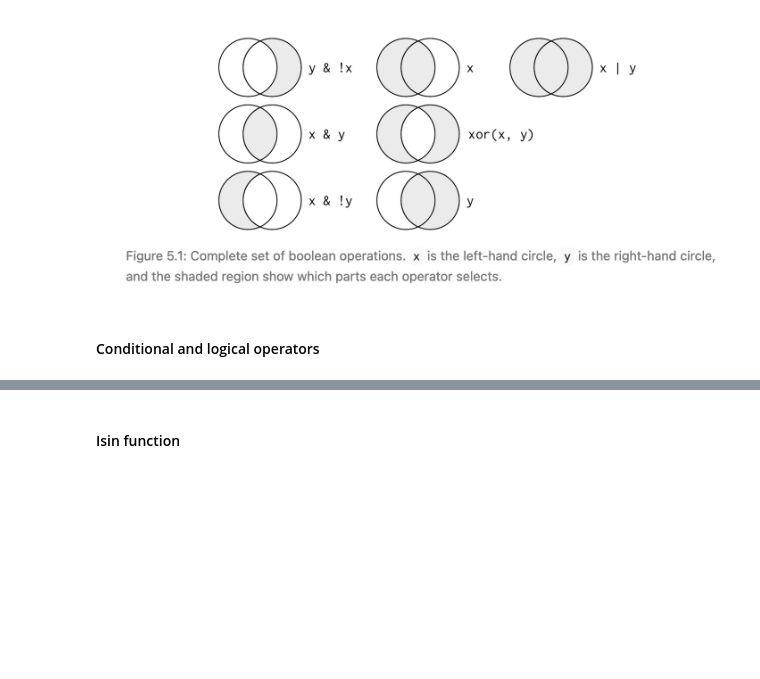
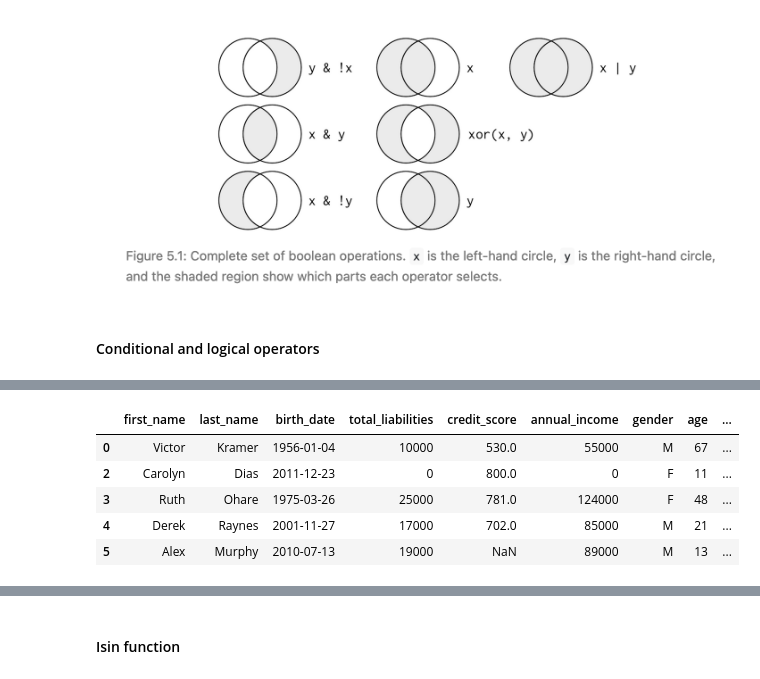
Before and after one commit to fgonzaleumbc/DATA601, a Jupyter notebook: Lecture05/14_Pandas_Dataframes.ipynb, the cells around one changed output, grey strips where cells are left out. Cells and saved outputs as stored; diff of their text form; code cells hidden in the pictures; blank space fills up the shorter version.

```diff
--- a/Lecture05/14_Pandas_Dataframes.ipynb
+++ b/Lecture05/14_Pandas_Dataframes.ipynb
@@ -805,5 +854,12 @@ df_names.loc[(df_names['annual_income'] >= 100000) |
 # %%
-df_names.loc[df_names['first_name'] != 'Katherine'] # Rows where the condition is true are shown.
+df_names.loc[(df_names['first_name'] != 'Katherine')] # Rows where the condition is true are shown.
+# %% [output]
+|  | first_name | last_name | birth_date | total_liabilities | credit_score | annual_income | gender | age | ... |
+| 0 | Victor | Kramer | 1956-01-04 | 10000 | 530.0 | 55000 | M | 67 | ... |
+| 2 | Carolyn | Dias | 2011-12-23 | 0 | 800.0 | 0 | F | 11 | ... |
+| 3 | Ruth | Ohare | 1975-03-26 | 25000 | 781.0 | 124000 | F | 48 | ... |
+| 4 | Derek | Raynes | 2001-11-27 | 17000 | 702.0 | 85000 | M | 21 | ... |
+| 5 | Alex | Murphy | 2010-07-13 | 19000 | NaN | 89000 | M | 13 | ... |
 # %%
 # Can also use the following format without the .loc for string conditionals.
 # The > 'Derek' is filtering names that come after Derek alphabetically.
```
Also changed, not shown: parts of 87 cells of this notebook, 1 other file.
